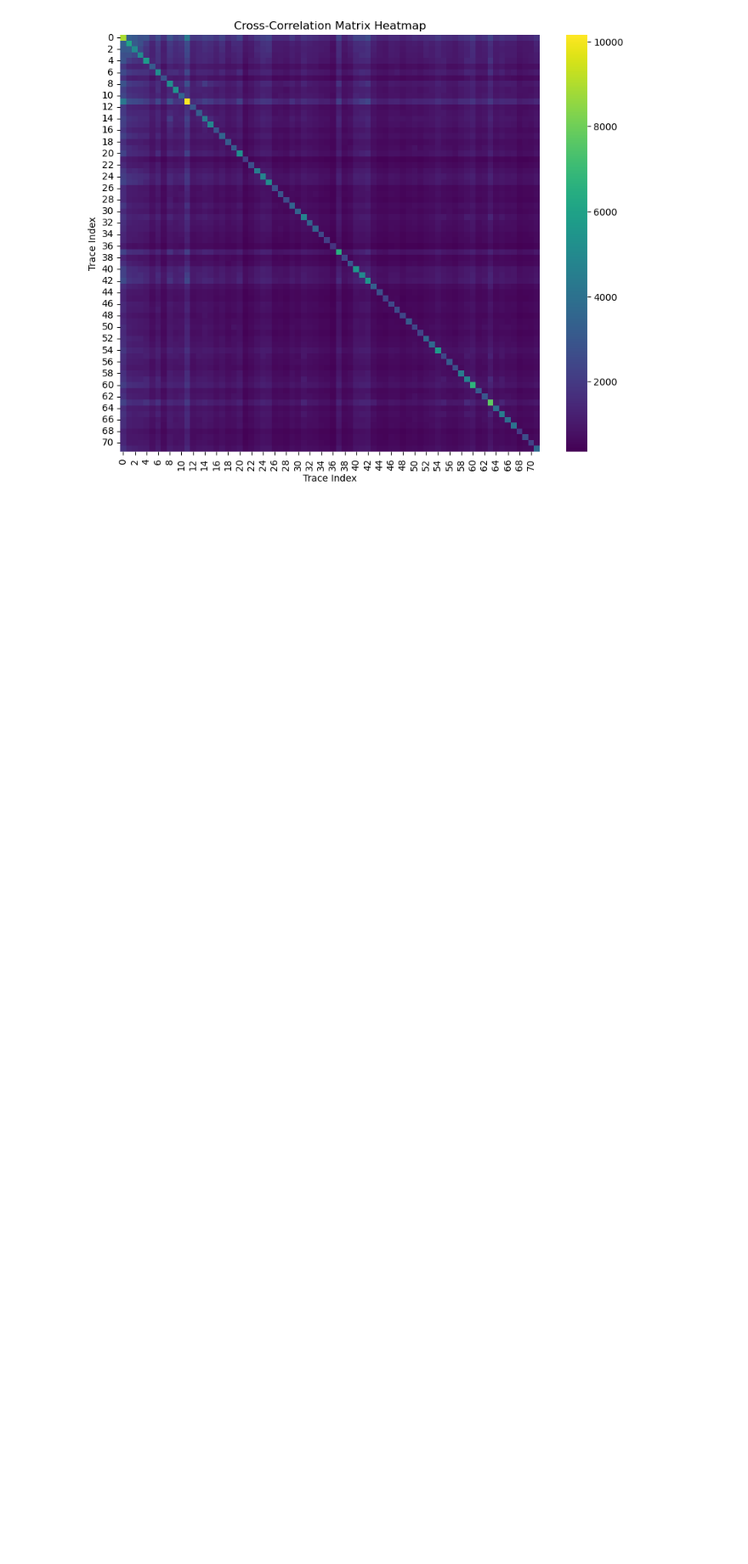
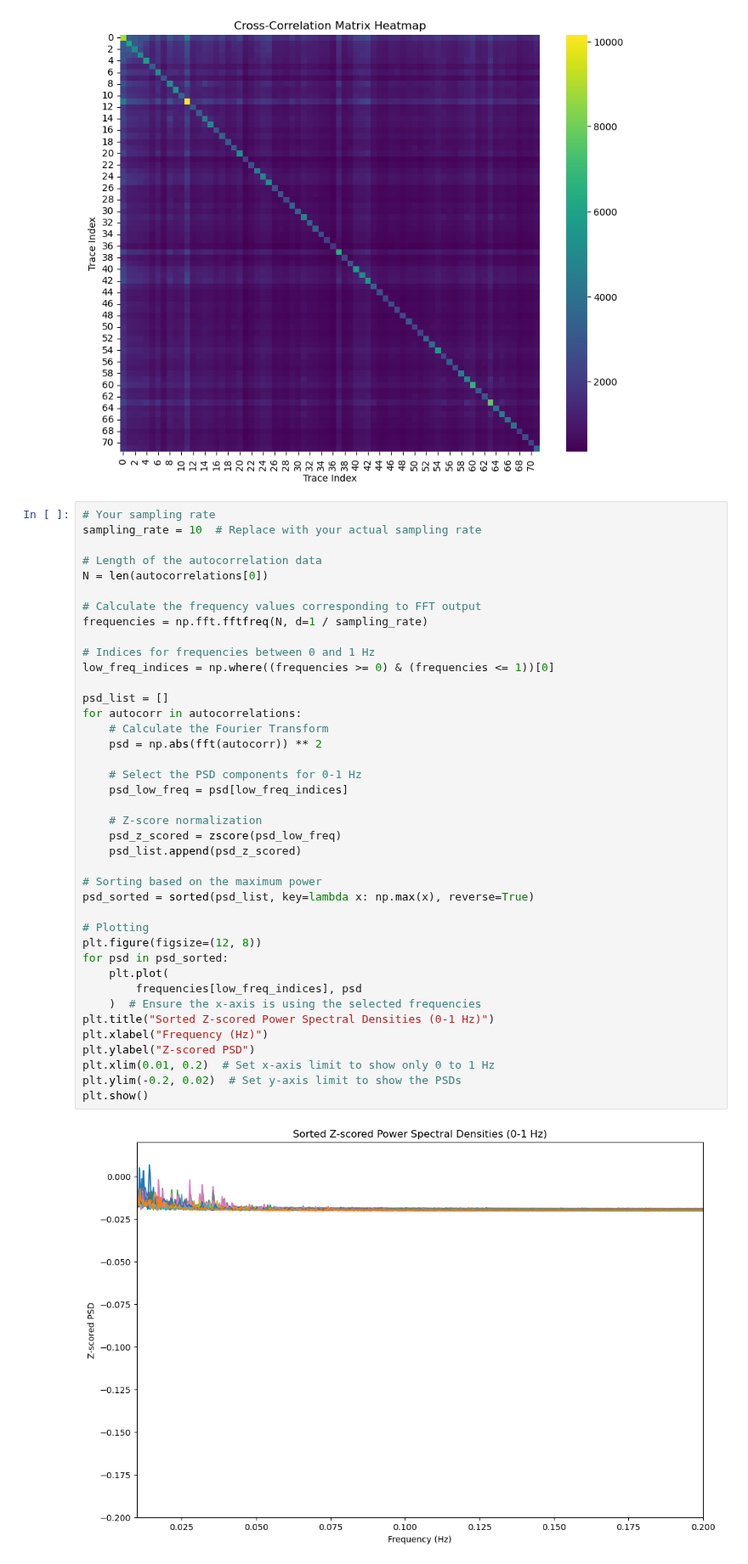
Before and after one commit to JessicaYoujiaLi/sleep, a Jupyter notebook: notebooks/neuropil_analysis/autocorrelation.ipynb, the cells around one changed output. Shown at 85% size. Saved outputs shown, nothing was run; the diff lists cells and outputs as text; blank space fills up the shorter version.

```diff
--- a/notebooks/neuropil_analysis/autocorrelation.ipynb
+++ b/notebooks/neuropil_analysis/autocorrelation.ipynb
@@ -101,4 +103,46 @@ plt.ylabel("Trace Index")
 plt.show()
 # %% [output]
 [figure]
+# %%
+# Your sampling rate
+sampling_rate = 10  # Replace with your actual sampling rate
+
+# Length of the autocorrelation data
+N = len(autocorrelations[0])
+
+# Calculate the frequency values corresponding to FFT output
+frequencies = np.fft.fftfreq(N, d=1 / sampling_rate)
+
+# Indices for frequencies between 0 and 1 Hz
+low_freq_indices = np.where((frequencies >= 0) & (frequencies <= 1))[0]
+
+psd_list = []
+for autocorr in autocorrelations:
+    # Calculate the Fourier Transform
+    psd = np.abs(fft(autocorr)) ** 2
+
+    # Select the PSD components for 0-1 Hz
+    psd_low_freq = psd[low_freq_indices]
+
+    # Z-score normalization
+    psd_z_scored = zscore(psd_low_freq)
+    psd_list.append(psd_z_scored)
+
+# Sorting based on the maximum power
+psd_sorted = sorted(psd_list, key=lambda x: np.max(x), reverse=True)
+
+# Plotting
+plt.figure(figsize=(12, 8))
+for psd in psd_sorted:
+    plt.plot(
+        frequencies[low_freq_indices], psd
+    )  # Ensure the x-axis is using the selected frequencies
+plt.title("Sorted Z-scored Power Spectral Densities (0-1 Hz)")
+plt.xlabel("Frequency (Hz)")
+plt.ylabel("Z-scored PSD")
+plt.xlim(0.01, 0.2)  # Set x-axis limit to show only 0 to 1 Hz
+plt.ylim(-0.2, 0.02)  # Set y-axis limit to show the PSDs
+plt.show()
+# %% [output]
+[figure, added]
 # %%
```
Also changed, not shown: parts of 2 cells of this notebook, 3 other files.
